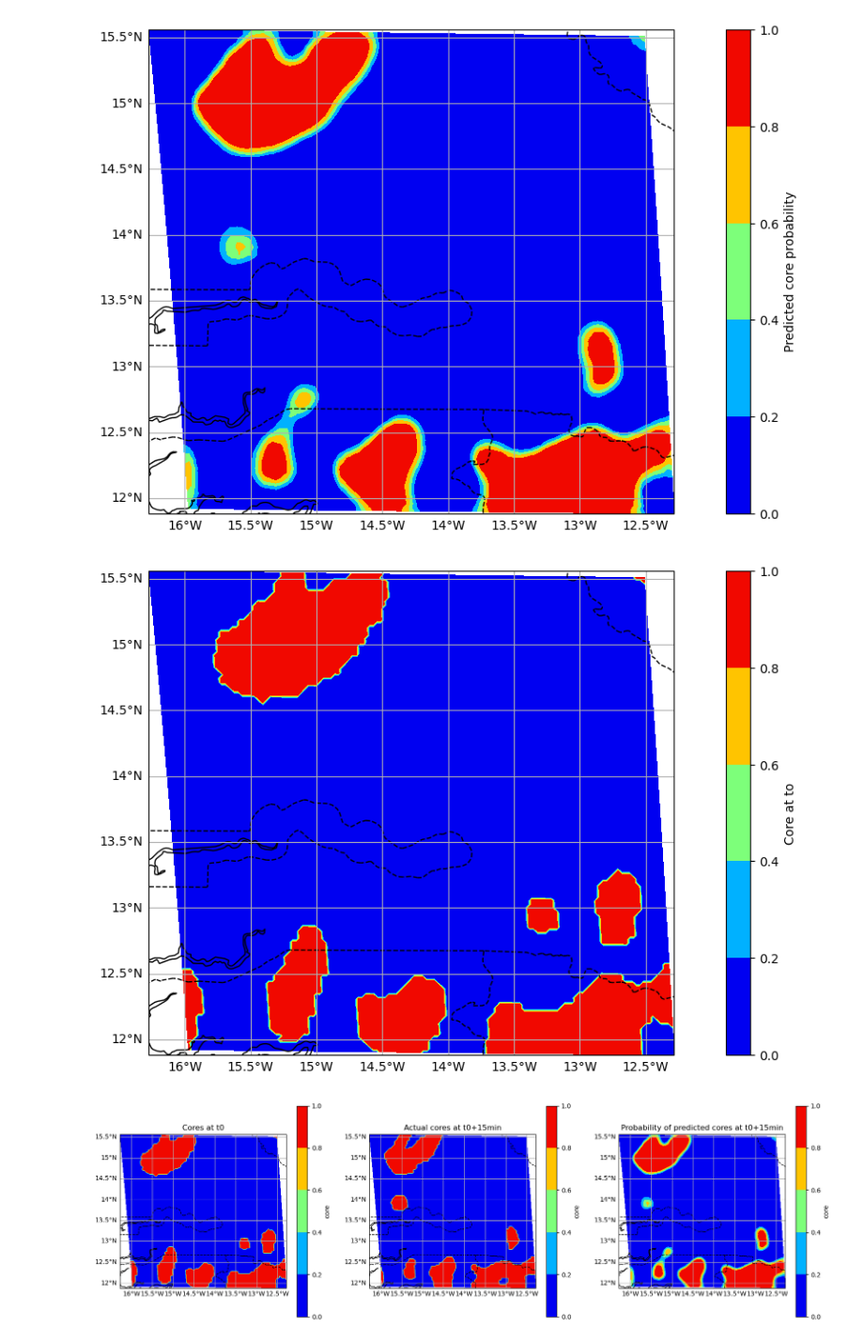
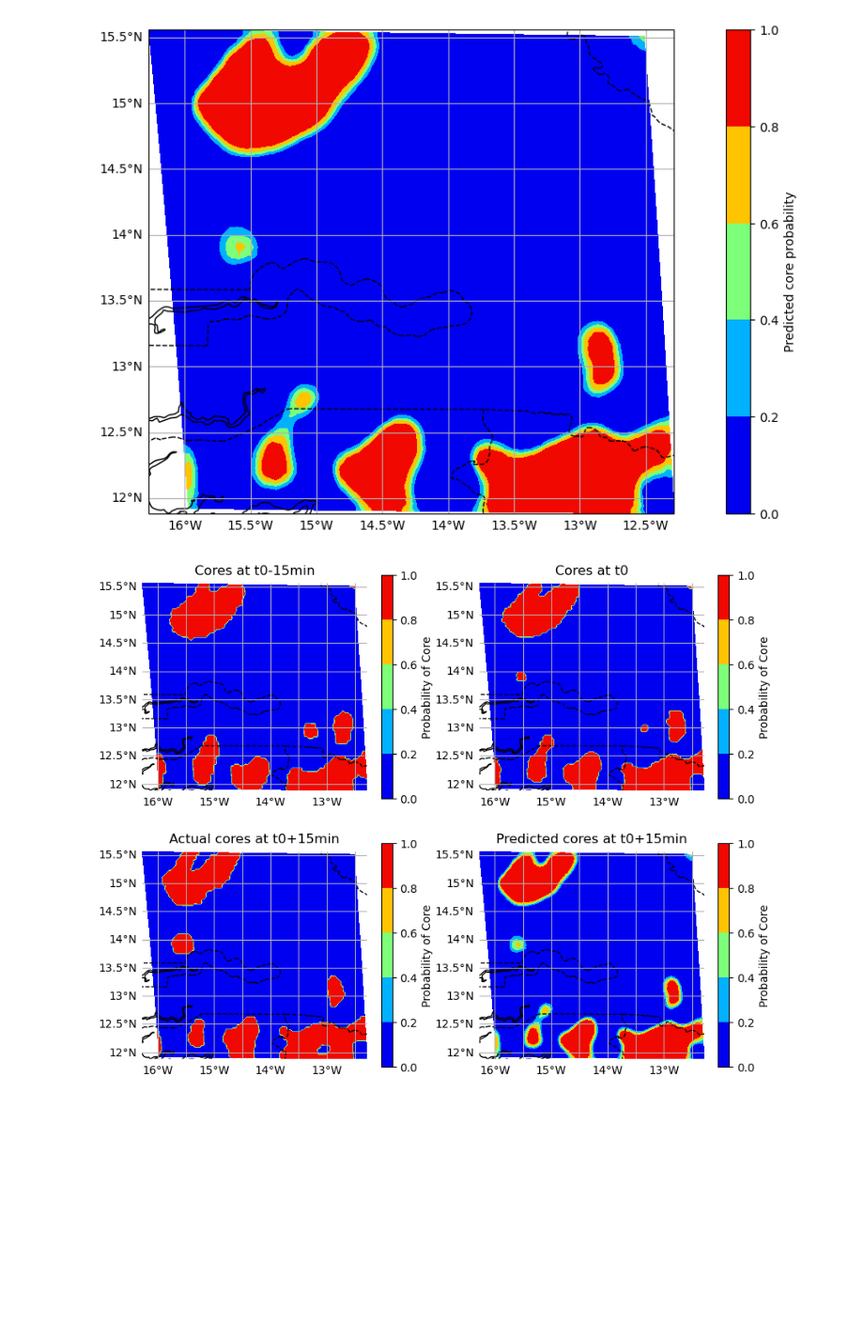
Before and after one commit to JawairiaAA/Core_forecasting_DL, a Jupyter notebook: UNet_core_pred_DK_code_simple.ipynb, the cells around one changed output. Shown at 94% size. Drawn from its saved outputs; the diff is of its cells as text; code cells hidden in the pictures; blank space fills up the shorter version.

Commit message:
4 plots

```diff
--- a/UNet_core_pred_DK_code_simple.ipynb
+++ b/UNet_core_pred_DK_code_simple.ipynb
@@ -180,0 +157,12 @@ def conv_layer(x_in, filters, gn_num, strides = 1, shape = (image_height,image_w
+# %%
+def plot_maps_colorbar(ax, lon, lat, data, title,levels_custom):
+    m=ax.contourf(lon, lat, data, transform=ccrs.PlateCarree(), levels=levels_custom,cmap='jet')  # this is the actual plot
+    ax.coastlines()   ## adds coastlines
+    xl = ax.gridlines(draw_labels=True);   # adds latlon grid lines
+    xl.xlabels_top = False   ## labels off
+    xl.ylabels_right = False
+    ax.set_title(title)
+    # Countries
+    ax.add_feature(cartopy.feature.BORDERS, linestyle='--'); # adds country borders
+    cbar = plt.colorbar(m)  # adds colorbar
+    cbar.set_label('Probability of Core')
@@ -309,41 +309,33 @@ draw_map(ax, np.squeeze(predicted_frame[0,:,:,0]), lon[:-a,b:], lat[:-a,b:],leve
 [figure]
 # %%
 # cores t to
-f=plt.figure(figsize=(15,7))
-ax = f.add_subplot(111, projection=ccrs.PlateCarree())
-draw_map(ax, np.squeeze(frames[:,:,1]), lon[:-a,b:], lat[:-a,b:],levels=[0, 0.2, 0.4, 0.6, 0.8,1], cbar_label='Core at to', cmap='jet')
+#f=plt.figure(figsize=(15,7))
+#ax = f.add_subplot(111, projection=ccrs.PlateCarree())
+#draw_map(ax, np.squeeze(frames[:,:,1]), lon[:-a,b:], lat[:-a,b:],levels=[0, 0.2, 0.4, 0.6, 0.8,1], cbar_label='Core at to', cmap='jet')
-# %% [output]
-[figure, removed]
-# %%
-# plot data
-data = np.zeros((3,image_height,image_width))
-#data[0] = np.squeeze(frames[day-4*t0,:,:,0])
-data[0] = np.squeeze(frames[:,:,1])
-data[1] = np.squeeze(original_frame[:,:,0])
-data[2] = np.squeeze(predicted_frame[0,:,:,0])
-#titles = ['Cores at t0-1hr', 'Cores at t0', 'Probability of cores at t0+1hr']
-titles = ['Cores at t0', 'Actual cores at t0+15min', 'Probability of predicted cores at t0+15min']
-levels_custom=[[0, 0.2, 0.4, 0.6, 0.8,1],[0, 0.2, 0.4, 0.6, 0.8,1],np.arange(0,1.05,0.2)]
-
-fig, axes = plt.subplots(1, 3, figsize=(20, 6),
-                         subplot_kw={'projection':ccrs.PlateCarree()})
-
-i=0
-for ax in axes:
-    m= ax.contourf(lon[:-a,b:], lat[:-a,b:], data[i], transform=ccrs.PlateCarree(), levels=levels_custom[i],cmap='jet')  # this is the actual plot
-# ax.contour(contour['x'], contour['y'], contour['data'], levels=contour['levels'], cmap=contour['cmap'] )
-    ax.coastlines()   ## adds coastlines
-    # Gridlines
-    xl = ax.gridlines(draw_labels=True);   # adds latlon grid lines
-    xl.xlabels_top = False   ## labels off
-    xl.ylabels_right = False
-    ax.set_title(titles[i])
-    # Countries
-    ax.add_feature(cartopy.feature.BORDERS, linestyle='--'); # adds country borders
-    cbar = plt.colorbar(m)  # adds colorbar
-    cbar.set_label('core')
-    i=i+1
-
-#plt.show()
-# %% [output]
-[figure, removed]
+# %%
+data = np.zeros((4,image_height,image_width))
+data[0] = np.squeeze(frames[:,:,1])
+data[1] = np.squeeze(frames[:,:,0])
+data[2] = np.squeeze(original_frame[:,:,0])
+data[3] = np.squeeze(predicted_frame[0,:,:,0])
+titles = ['Cores at t0-15min','Cores at t0', 'Actual cores at t0+15min', 'Predicted cores at t0+15min']
+levels_custom=[[0, 0.2, 0.4, 0.6, 0.8,1],[0, 0.2, 0.4, 0.6, 0.8,1],np.arange(0,1.05,0.2)]
+
+fig, axes = plt.subplots(2, 2, figsize=(10, 8),
+                         subplot_kw={'projection':ccrs.PlateCarree()})
+
+for idx, ax in enumerate(axes[0]):
+    plot_maps_colorbar(ax, lon[:-a,b:], lat[:-a,b:], data[idx],  title=None ,levels_custom= levels_custom[0])
+    ax.set_title(titles[idx])
+    ax.axis("off")
+
+for idx, ax in enumerate(axes[1]):
+    plot_maps_colorbar(ax, lon[:-a,b:], lat[:-a,b:], data[idx+2],  title=None ,levels_custom= levels_custom[0])
+    ax.set_title(titles[idx+2])
+    ax.axis("off")
+
+# Print information and display the figure.
+#print('Predicting core at 1hr')
+plt.show()
+# %% [output]
+[figure, added]
```
Also changed, not shown: parts of 11 cells of this notebook.
